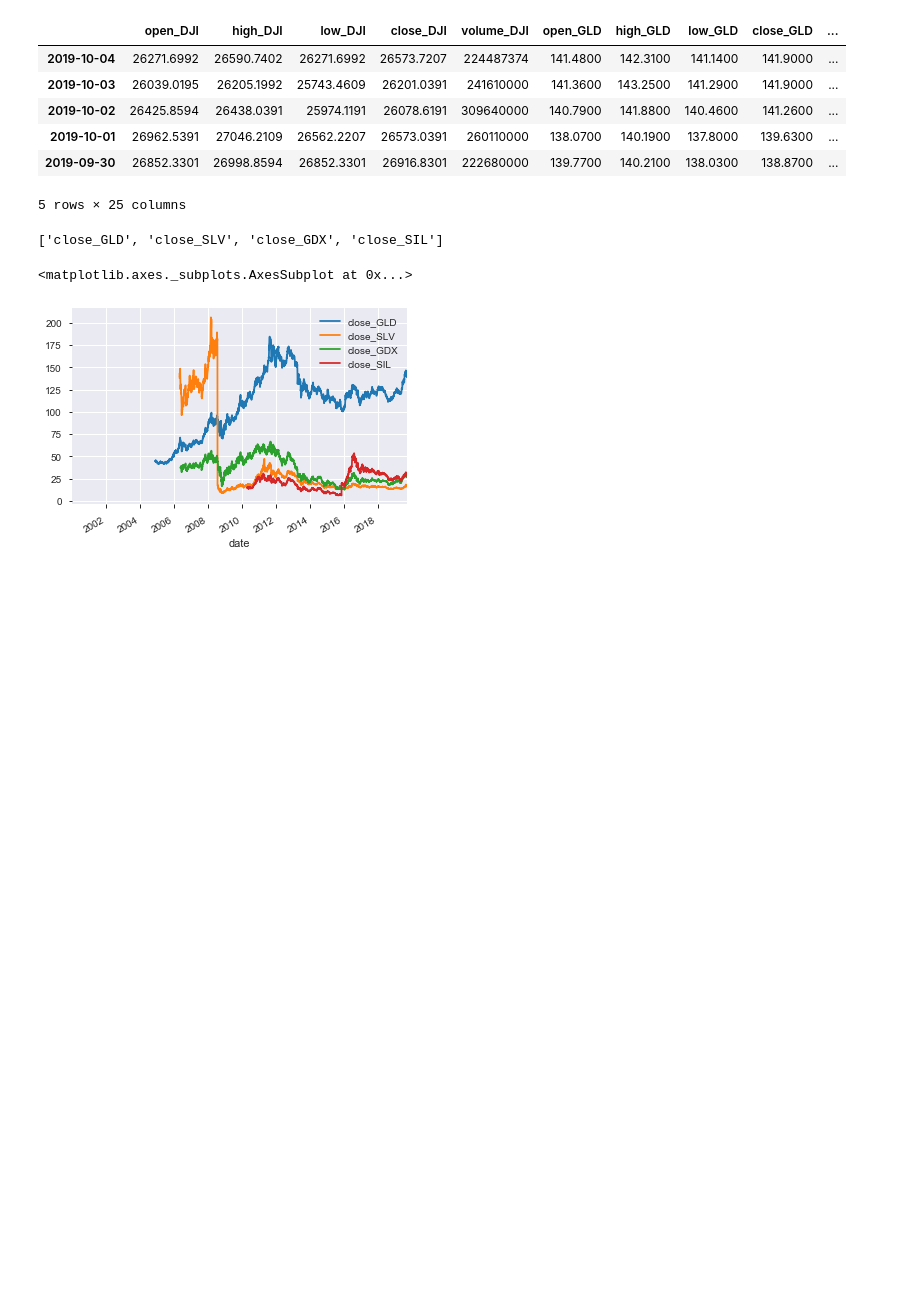
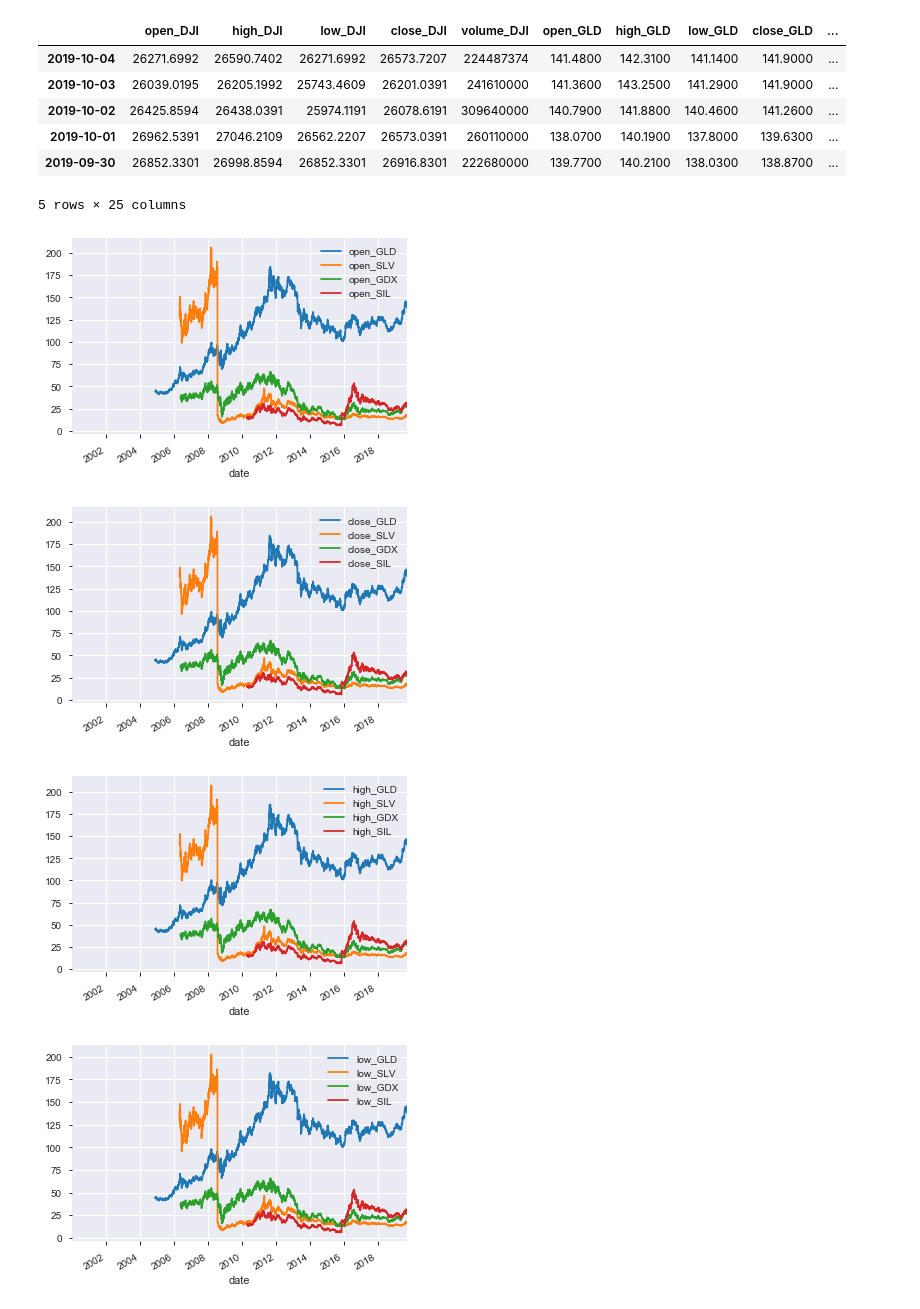
Before and after one commit to akharina/gold_silver_etf, a Jupyter notebook: tech_ntbk_al.ipynb, the cells around one changed output. Saved outputs shown, nothing was run; the diff lists cells and outputs as text; code cells hidden in the pictures; blank space fills up the shorter version.

Commit message:
plotted each fin indicator plus DJI indicators

```diff
--- a/tech_ntbk_al.ipynb
+++ b/tech_ntbk_al.ipynb
@@ -112,19 +117,36 @@ df_etfs['date'] = df_etfs.index
 pp.ProfileReport(df_gdx);
 # %%
 #indicators = ['open', 'close', 'high', 'low', 'volume']
+# initialize lists to correspond to each of the financial indicators
 
-#for indicator in indicators:
-open_list = []
-for column in df_etfs.columns:
-    if column.endswith('DJI'):
-         continue
-    elif column.startswith('close'):
-        open_list.append(column)
-open_list
+def add_cols_to_list(indicator):
+    result = []
+    for column in df_etfs.columns:
+        if column.endswith('DJI'):
+             continue
+        elif column.startswith(indicator):
+            result.append(column)
+    return result
+
+# call function to add all columns to list except DJI for each indicator
+open_list = add_cols_to_list('open')
+close_list = add_cols_to_list('close')
+high_list = add_cols_to_list('high')
+low_list = add_cols_to_list('low')
+volume_list = add_cols_to_list('volume')
+dji_list = ['open_DJI', 'close_DJI', 'high_DJI', 'low_DJI']
-# %% [output]
-['close_GLD', 'close_SLV', 'close_GDX', 'close_SIL']
-# %%
-df_etfs.plot(kind='line', x='date', y=open_list)
-# %% [output]
-<matplotlib.axes._subplots.AxesSubplot at 0x...>
-[figure, removed]
+# %%
+# plot opening prices for each ticker
+df_etfs.plot(kind='line', x='date', y=open_list)
+df_etfs.plot(kind='line', x='date', y=close_list)
+df_etfs.plot(kind='line', x='date', y=high_list)
+df_etfs.plot(kind='line', x='date', y=low_list)
+df_etfs.plot(kind='line', x='date', y=volume_list)
+df_etfs.plot(kind='line', x='date', y=dji_list)
+
+plt.show()
+# %% [output]
+[figure, added]
+[figure, added]
+[figure, added]
+[figure, added]
```
Also changed, not shown: parts of 3 cells of this notebook.
